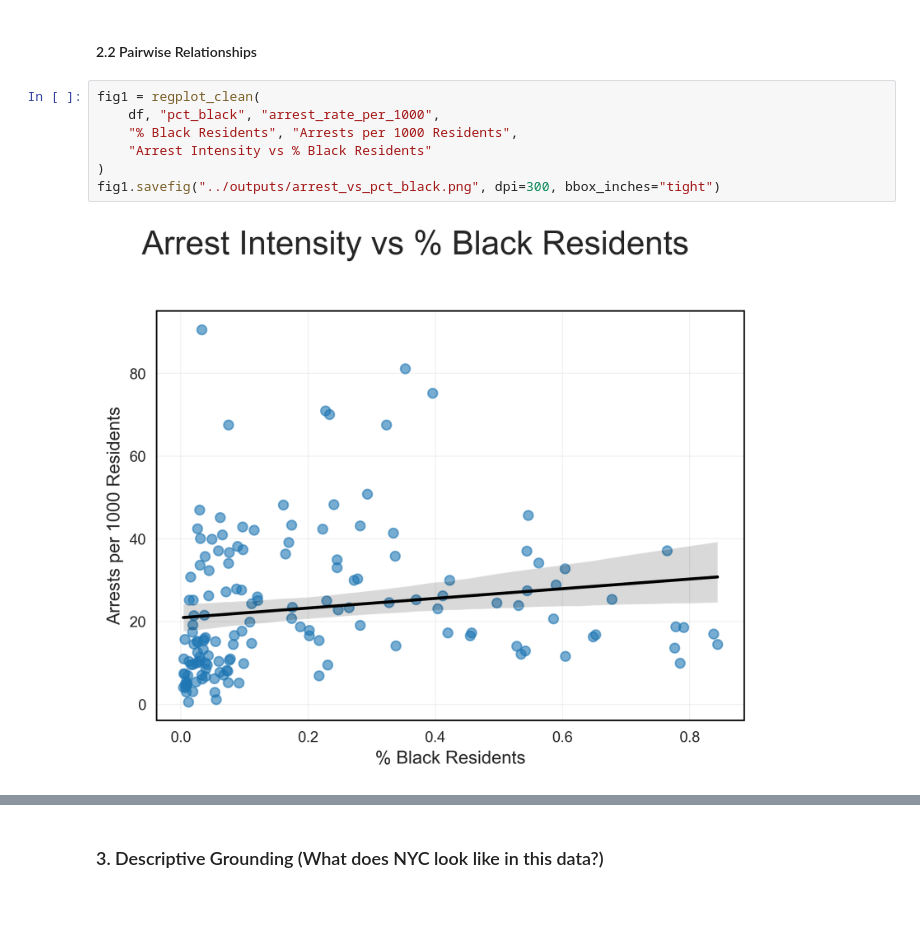
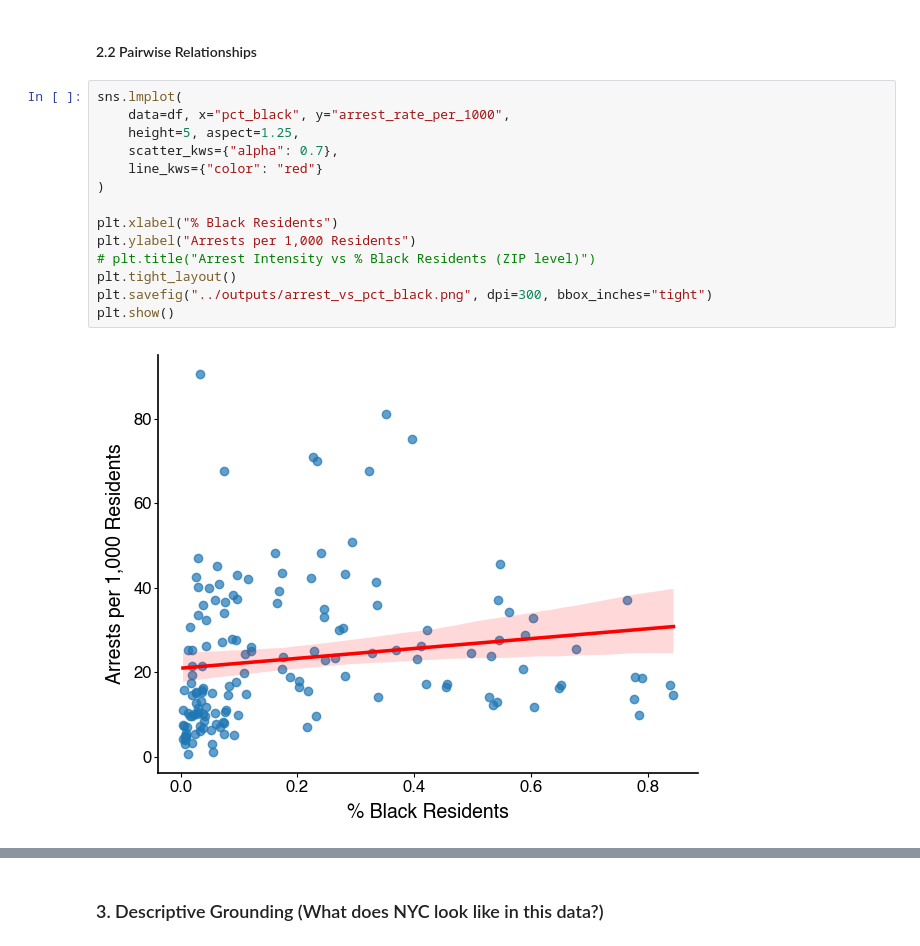
Before and after one commit to giomhern/project-ariel-ruhaan-gio, a Jupyter notebook: notebooks/analysis_2023.ipynb, the cells around one changed output, grey strips where cells are left out. Cells and saved outputs as stored; diff of their text form; blank space fills up the shorter version.

```diff
--- a/notebooks/analysis_2023.ipynb
+++ b/notebooks/analysis_2023.ipynb
@@ -309,11 +277,18 @@ Key takeaways:
 # %% [markdown]
 #### 2.2 Pairwise Relationships
 # %%
-fig1 = regplot_clean(
-    df, "pct_black", "arrest_rate_per_1000",
-    "% Black Residents", "Arrests per 1000 Residents",
-    "Arrest Intensity vs % Black Residents"
+sns.lmplot(
+    data=df, x="pct_black", y="arrest_rate_per_1000",
+    height=5, aspect=1.25,
+    scatter_kws={"alpha": 0.7},
+    line_kws={"color": "red"}
 )
-fig1.savefig("../outputs/arrest_vs_pct_black.png", dpi=300, bbox_inches="tight")
+
+plt.xlabel("% Black Residents")
+plt.ylabel("Arrests per 1,000 Residents")
+# plt.title("Arrest Intensity vs % Black Residents (ZIP level)")
+plt.tight_layout()
+plt.savefig("../outputs/arrest_vs_pct_black.png", dpi=300, bbox_inches="tight")
+plt.show()
 # %% [output]
-[figure, old version]
+[figure, new version]
```
Also changed, not shown: parts of 28 cells of this notebook.
